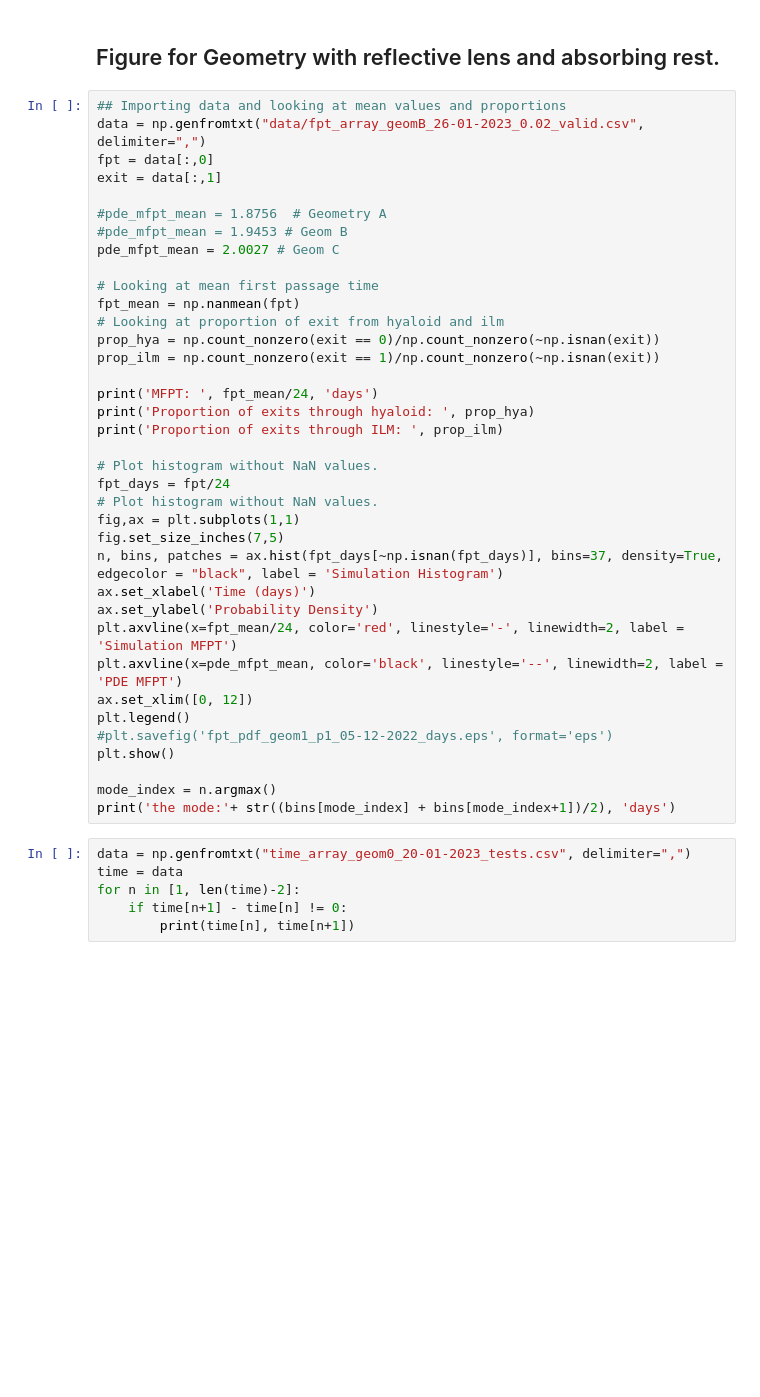
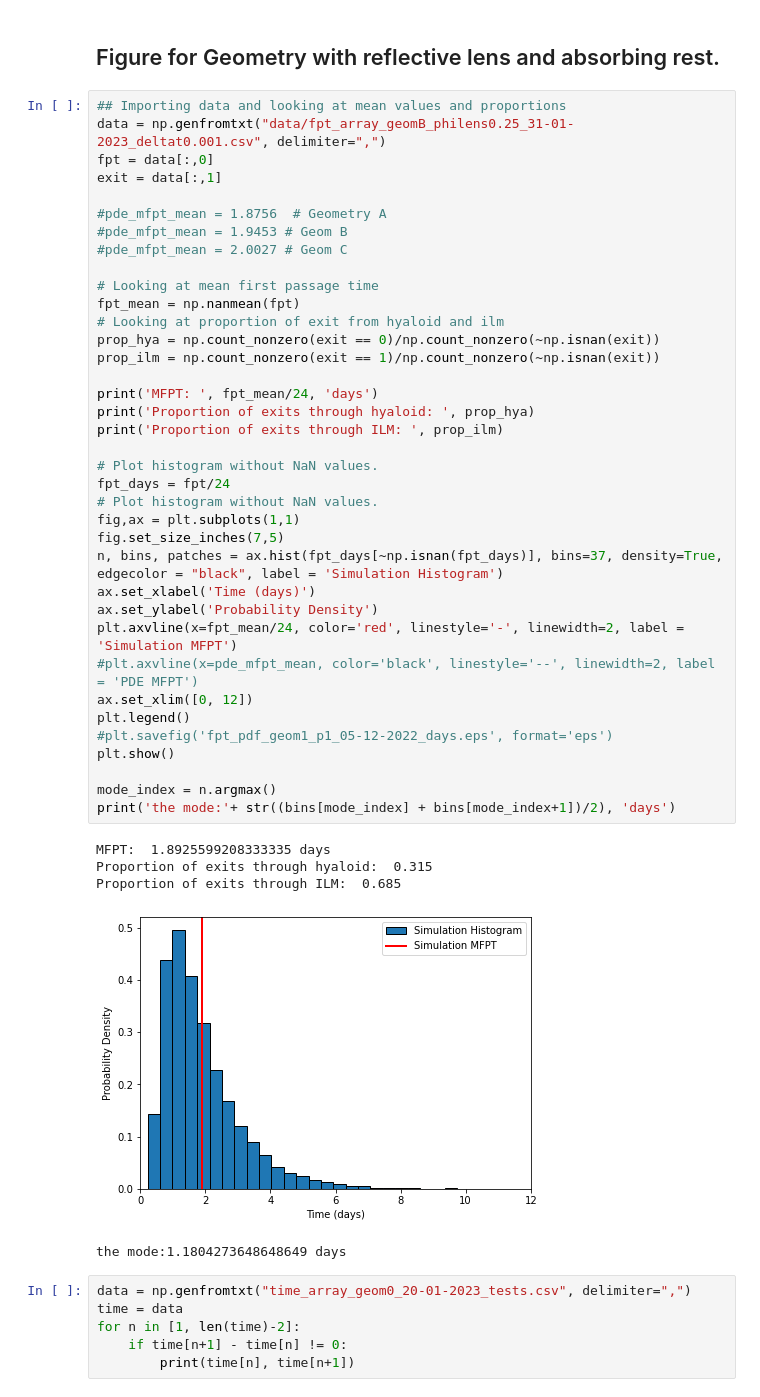
Before and after one commit to patricia-lamy/randomwalk_3d, a Jupyter notebook: figures.ipynb, the cells around one changed output. Drawn from its saved outputs; the diff is of its cells as text; blank space fills up the shorter version.

```diff
--- a/figures.ipynb
+++ b/figures.ipynb
@@ -7,41 +7,47 @@ import numpy as np
 ## Figure for Geometry with reflective lens and absorbing rest.
 # %%
 ## Importing data and looking at mean values and proportions
-data = np.genfromtxt("data/fpt_array_geomB_26-01-2023_0.02_valid.csv", delimiter=",")
+data = np.genfromtxt("data/fpt_array_geomB_philens0.25_31-01-2023_deltat0.001.csv", delimiter=",")
 fpt = data[:,0]
 exit = data[:,1]
 
 #pde_mfpt_mean = 1.8756  # Geometry A
 #pde_mfpt_mean = 1.9453 # Geom B
-pde_mfpt_mean = 2.0027 # Geom C
+#pde_mfpt_mean = 2.0027 # Geom C
 
 # Looking at mean first passage time
 fpt_mean = np.nanmean(fpt)
 # Looking at proportion of exit from hyaloid and ilm
 prop_hya = np.count_nonzero(exit == 0)/np.count_nonzero(~np.isnan(exit))
 prop_ilm = np.count_nonzero(exit == 1)/np.count_nonzero(~np.isnan(exit))
 
 print('MFPT: ', fpt_mean/24, 'days')
 print('Proportion of exits through hyaloid: ', prop_hya)
 print('Proportion of exits through ILM: ', prop_ilm)
 
 # Plot histogram without NaN values.
 fpt_days = fpt/24
 # Plot histogram without NaN values.
 fig,ax = plt.subplots(1,1)
 fig.set_size_inches(7,5)
 n, bins, patches = ax.hist(fpt_days[~np.isnan(fpt_days)], bins=37, density=True, edgecolor = "black", label = 'Simulation Histogram')
 ax.set_xlabel('Time (days)')
 ax.set_ylabel('Probability Density')
 plt.axvline(x=fpt_mean/24, color='red', linestyle='-', linewidth=2, label = 'Simulation MFPT')
-plt.axvline(x=pde_mfpt_mean, color='black', linestyle='--', linewidth=2, label = 'PDE MFPT')
+#plt.axvline(x=pde_mfpt_mean, color='black', linestyle='--', linewidth=2, label = 'PDE MFPT')
 ax.set_xlim([0, 12])
 plt.legend()
 #plt.savefig('fpt_pdf_geom1_p1_05-12-2022_days.eps', format='eps')
 plt.show()
 
 mode_index = n.argmax()
 print('the mode:'+ str((bins[mode_index] + bins[mode_index+1])/2), 'days')
+# %% [output]
+MFPT:  1.8925599208333335 days
+Proportion of exits through hyaloid:  0.315
+Proportion of exits through ILM:  0.685
+[figure, added]
+the mode:1.1804273648648649 days
 # %%
 data = np.genfromtxt("time_array_geom0_20-01-2023_tests.csv", delimiter=",")
 time = data
```
Also changed, not shown: parts of 4 cells of this notebook, 1 other file.
